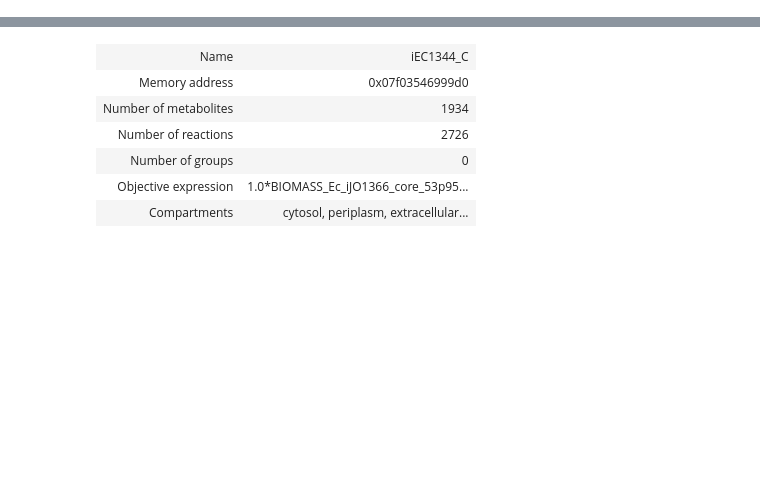
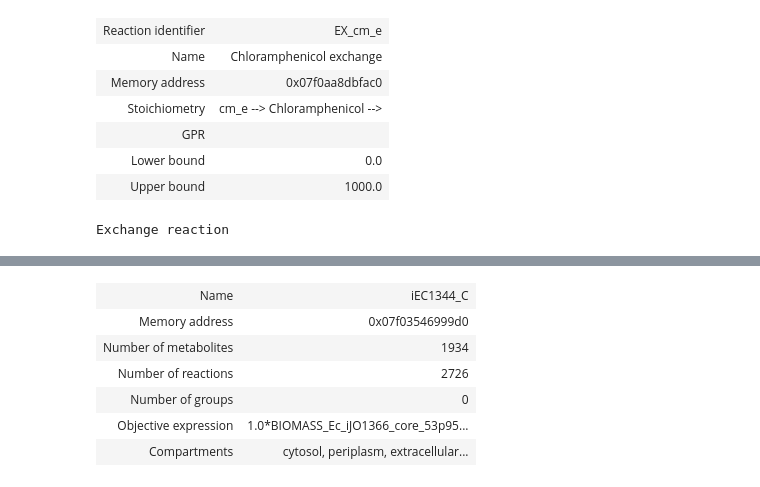
Before and after one commit to fcomnozz/GALLANT_gapfilling, a Jupyter notebook: gapfilling/gapfilling_draft.ipynb, the cells around one changed output, grey strips where cells are left out. Cells and saved outputs as stored; diff of their text form; code cells hidden in the pictures; blank space fills up the shorter version.

```diff
--- a/gapfilling/gapfilling.ipynb
+++ b/gapfilling/gapfilling_draft.ipynb
@@ -32,0 +88,16 @@ x = load_query_model_file("iEC1344_C.xml")
+# %%
+# Exchange reactions
+x.reactions[0]
+# %% [output]
+| Reaction identifier | EX_cm_e |
+| Name | Chloramphenicol exchange |
+| Memory address | 0x07f0aa8dbfac0 |
+| Stoichiometry | cm_e --> Chloramphenicol --> |
+| GPR |  |
+| Lower bound | 0.0 |
+| Upper bound | 1000.0 |
+# %%
+if x.reactions[0].id.startswith("EX_"):
+    print("Exchange reaction")
+# %% [output]
+Exchange reaction
```
Also changed, not shown: parts of 13 cells of this notebook.
